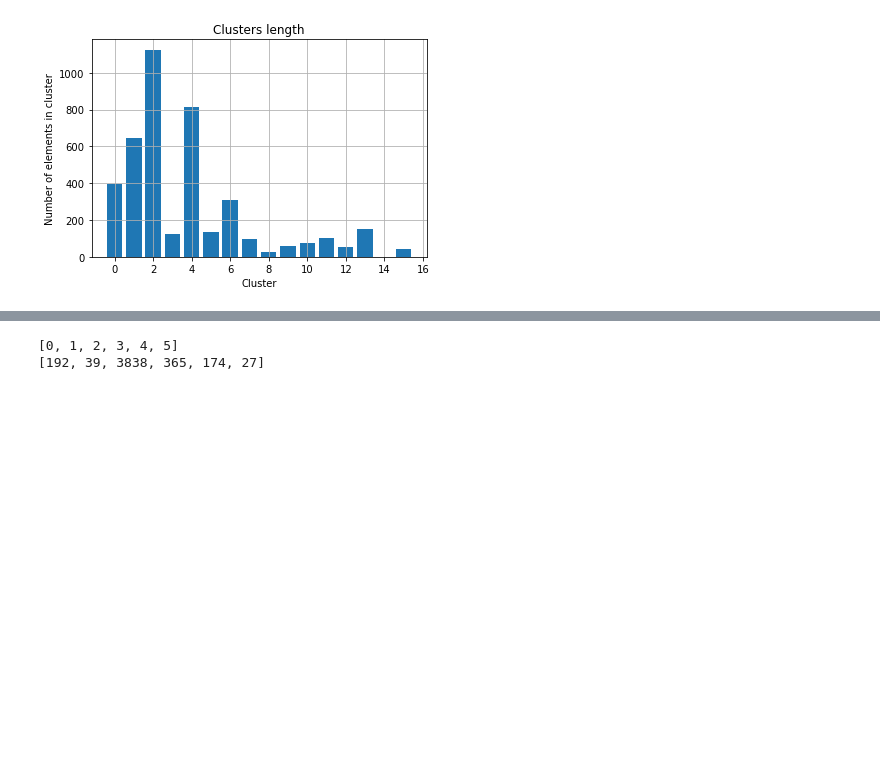
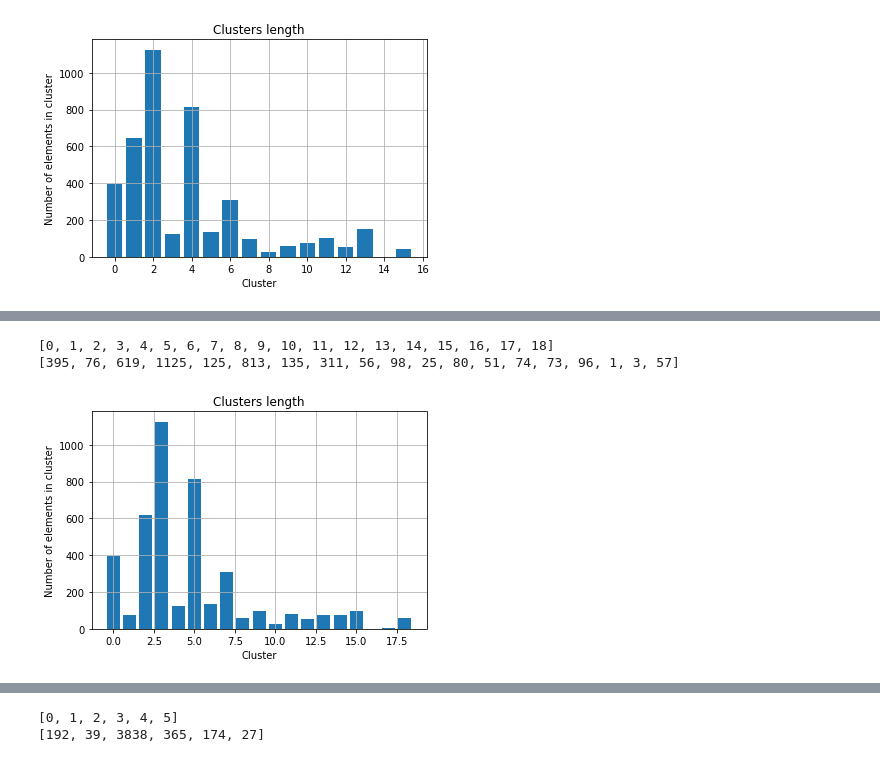
Before and after one commit to batataazul/projects_MachineLearning, a Jupyter notebook: project1_ra216179/Notebooks/dbscan_ra216179.ipynb, the cells around one changed output, grey strips where cells are left out. Saved outputs shown, nothing was run; the diff lists cells and outputs as text; code cells hidden in the pictures; blank space fills up the shorter version.

```diff
--- a/project1_ra216179/Notebooks/dbscan_ra216179.ipynb
+++ b/project1_ra216179/Notebooks/dbscan_ra216179.ipynb
@@ -346,3 +358,7 @@ printCount(results1[0],"../images/dbscanCount2_10_002.jpg")
 # %%
-printCount(results1[0],"../images/dbscanCount2_10_002.jpg")
+printCount(results1[3],"../images/dbscanCount2_40_002.jpg")
+# %% [output]
+[0, 1, 2, 3, 4, 5, 6, 7, 8, 9, 10, 11, 12, 13, 14, 15, 16, 17, 18]
+[395, 76, 619, 1125, 125, 813, 135, 311, 56, 98, 25, 80, 51, 74, 73, 96, 1, 3, 57]
+[figure, added]
 # %%
```
Also changed, not shown: parts of 19 cells of this notebook, 18 other files.
